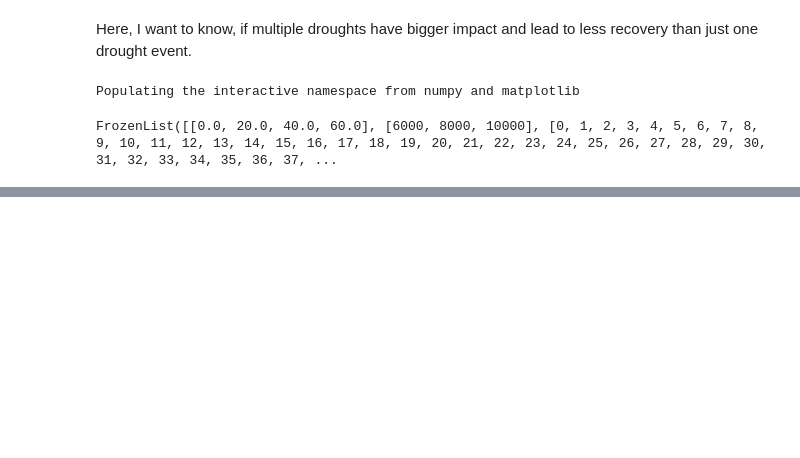
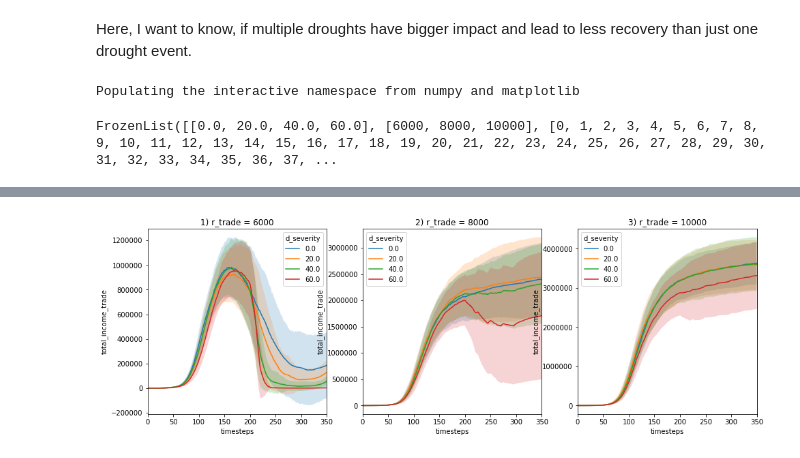
Before and after one commit to jakobkolb/Mayasim, a Jupyter notebook: Evaluation_Notebooks/X7_multiple_droughts.ipynb, the cells around one changed output, grey strips where cells are left out. Saved outputs shown, nothing was run; the diff lists cells and outputs as text; code cells hidden in the pictures; blank space fills up the shorter version.

```diff
--- a/Evaluation_Notebooks/X7_multiple_droughts.ipynb
+++ b/Evaluation_Notebooks/X7_multiple_droughts.ipynb
@@ -70,0 +71,23 @@ fig.tight_layout()
+# %%
+fig = plt.figure()
+k = 0
+plots = []
+for j, r in enumerate(r_trades):
+    k += 1
+    ax = fig.add_subplot(1, len(r_trades), j + 1)
+    obs = 'total_income_trade'
+    ax.set_title('{}) r_trade = {}'.format(k, r))
+    dt = data['<mean_trajectories>'].xs(level=('r_trade', 'observables'), key=(r, obs)).unstack('d_severity')
+    de = data['<sigma_trajectories>'].xs(level=('r_trade', 'observables'), key=(r, obs)).unstack('d_severity')
+    dt.plot(ax=ax)
+    for d_sev in de.columns.values:
+        dtt = de.index.values
+        ddt = dt[d_sev].values
+        dde = de[d_sev].values
+        plt.fill_between(dtt, ddt - dde, ddt + dde, alpha=0.2)
+
+    ax.set_ylabel(obs)
+    #ax.axvspan(d_start, d_start + d - 1, alpha=0.5, color='grey')
+    plots.append((r, k, obs))
+# %% [output]
+[figure, added]
```
Also changed, not shown: parts of 1 cell of this notebook, 4 other files.
